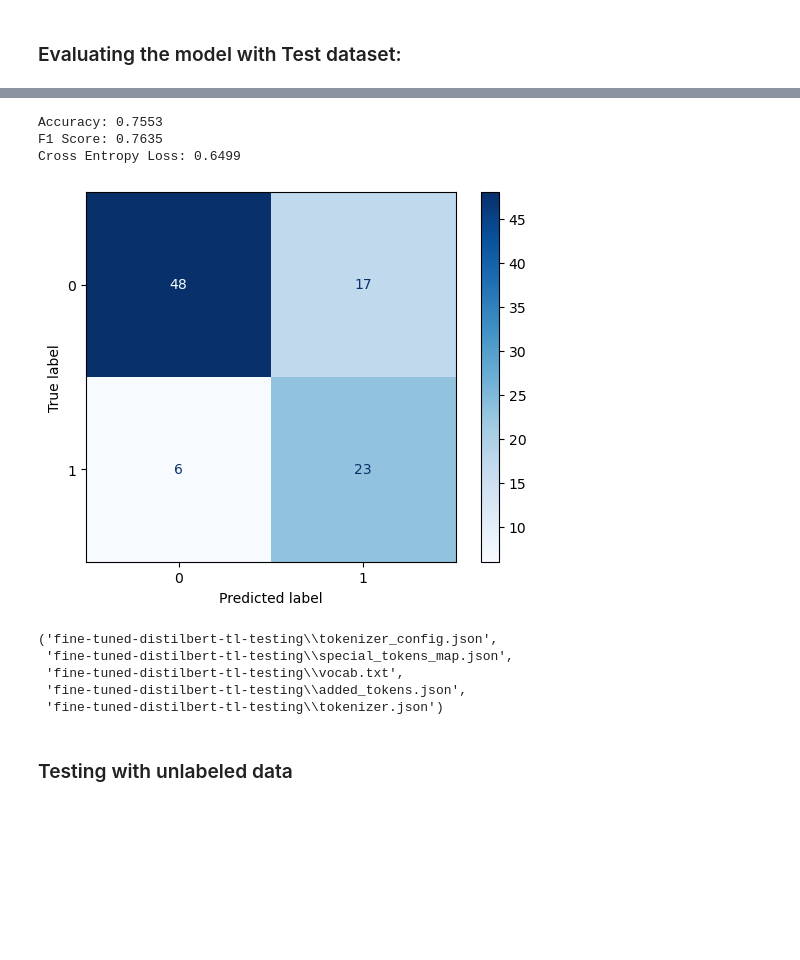
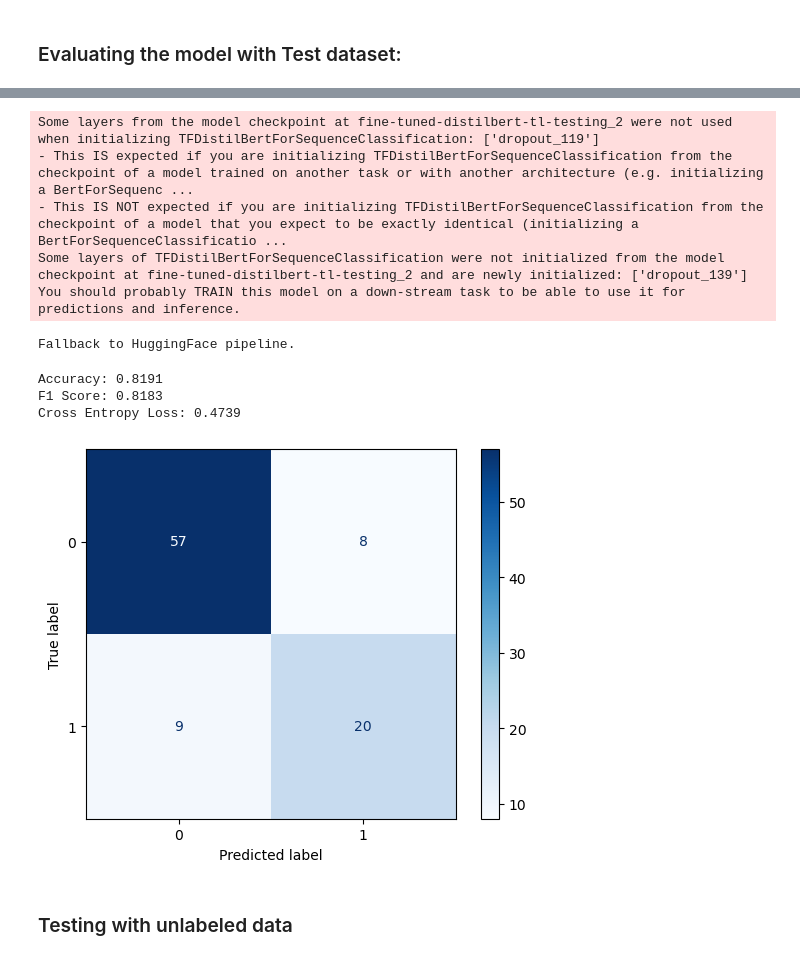
Before and after one commit to reddgr/chatbot-response-scoring-scbn-rqtl, a Jupyter notebook: tl-model-training-workflow.ipynb, the cells around one changed output, grey strips where cells are left out. Drawn from its saved outputs; the diff is of its cells as text; code cells hidden in the pictures; blank space fills up the shorter version.

Commit message:
Tensorflow Training workflow

```diff
--- a/tl-model-training-workflow.ipynb
+++ b/tl-model-training-workflow.ipynb
@@ -256,22 +259,19 @@ We can see it's difficult to improve the current version of the model on test da
 # %%
-tl_model_path = "fine-tuned-distilbert-tl-testing" # Path to the local folder where the model and tokenizer are saved
+# tl_model_path = "fine-tuned-distilbert-tl-testing" # Path to the local folder where the model and tokenizer are saved
 tl_label_map = {0: "learn", 1: "test"}
-tl_test_classifier = tcf.Classifier(tl_model_path, tl_label_map)
+tl_test_classifier = tcf.TensorflowClassifier(model_path="fine-tuned-distilbert-tl-testing_2", label_map=tl_label_map, verbose = True)
 tl_test_metrics = tl_test_classifier.test_model_predictions(test_dataset_df, target_column = 'text')
 # %% [output]
-Accuracy: 0.7553
-F1 Score: 0.7635
-Cross Entropy Loss: 0.6499
+Some layers from the model checkpoint at fine-tuned-distilbert-tl-testing_2 were not used when initializing TFDistilBertForSequenceClassification: ['dropout_119']
+- This IS expected if you are initializing TFDistilBertForSequenceClassification from the checkpoint of a model trained on another task or with another architecture (e.g. initializing a BertForSequenc ...
+- This IS NOT expected if you are initializing TFDistilBertForSequenceClassification from the checkpoint of a model that you expect to be exactly identical (initializing a BertForSequenceClassificatio ...
+Some layers of TFDistilBertForSequenceClassification were not initialized from the model checkpoint at fine-tuned-distilbert-tl-testing_2 and are newly initialized: ['dropout_139']
+You should probably TRAIN this model on a down-stream task to be able to use it for predictions and inference.
+Fallback to HuggingFace pipeline.
+Accuracy: 0.8191
+F1 Score: 0.8183
+Cross Entropy Loss: 0.4739
-[figure, old version]
+[figure, new version]
-# %%
-model.save_pretrained("fine-tuned-distilbert-tl-testing")
-tokenizer.save_pretrained("fine-tuned-distilbert-tl-testing")
-# %% [output]
-('fine-tuned-distilbert-tl-testing\\tokenizer_config.json',
- 'fine-tuned-distilbert-tl-testing\\special_tokens_map.json',
- 'fine-tuned-distilbert-tl-testing\\vocab.txt',
- 'fine-tuned-distilbert-tl-testing\\added_tokens.json',
- 'fine-tuned-distilbert-tl-testing\\tokenizer.json')
 # %% [markdown]
 ### Testing with unlabeled data
 # %% [markdown]
```
Also changed, not shown: parts of 17 cells of this notebook, 3 other files.
